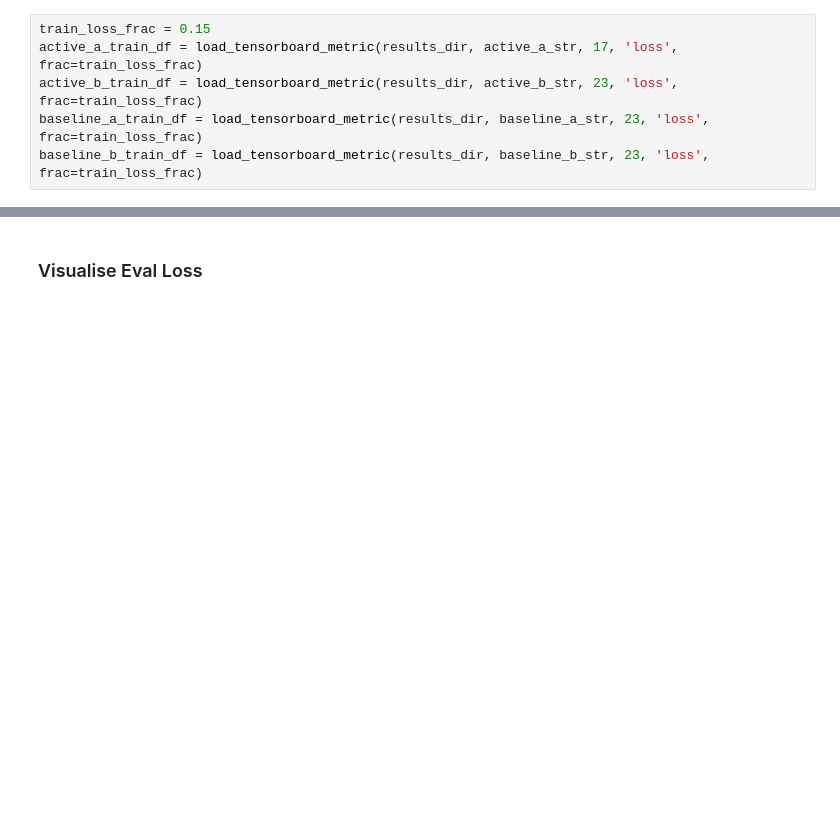
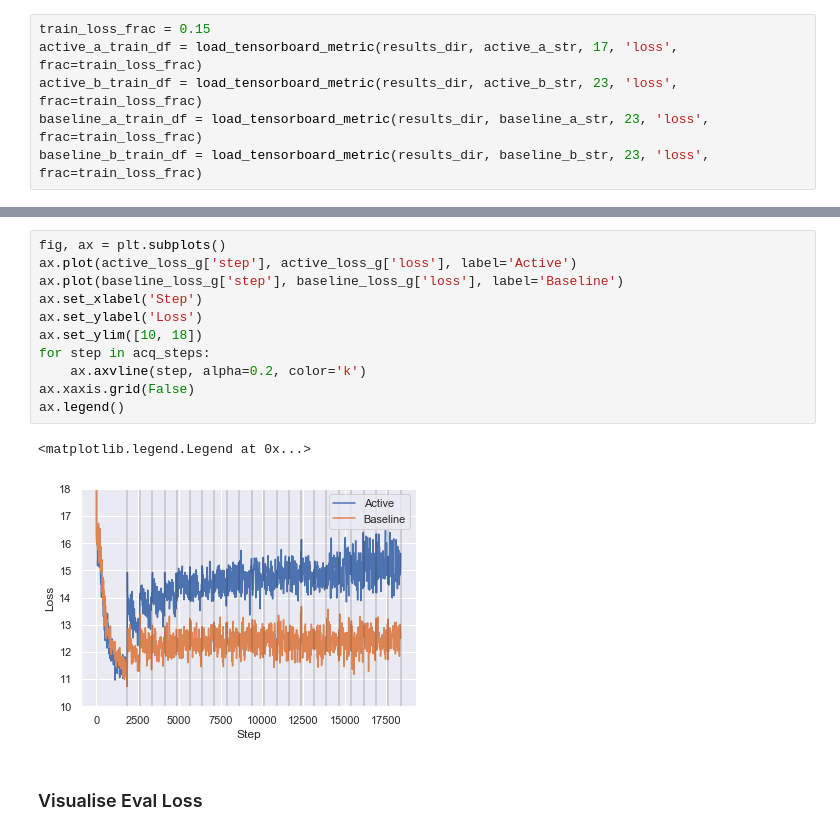
Before and after one commit to colinleach/zoobot, a Jupyter notebook: notebooks/tensorboard.ipynb, the cells around one changed output, grey strips where cells are left out. Cells and saved outputs as stored; diff of their text form; blank space fills up the shorter version.

```diff
--- a/notebooks/tensorboard.ipynb
+++ b/notebooks/tensorboard.ipynb
@@ -85,3 +124,17 @@ ax.set_ylim([10, 18])
+# %%
+fig, ax = plt.subplots()
+ax.plot(active_loss_g['step'], active_loss_g['loss'], label='Active')
+ax.plot(baseline_loss_g['step'], baseline_loss_g['loss'], label='Baseline')
+ax.set_xlabel('Step')
+ax.set_ylabel('Loss')
+ax.set_ylim([10, 18])
+for step in acq_steps:
+    ax.axvline(step, alpha=0.2, color='k')
+ax.xaxis.grid(False)
+ax.legend()
+# %% [output]
+<matplotlib.legend.Legend at 0x...>
+[figure, added]
 # %% [markdown]
 ### Visualise Eval Loss
 # %%
```
Also changed, not shown: parts of 10 cells of this notebook.
